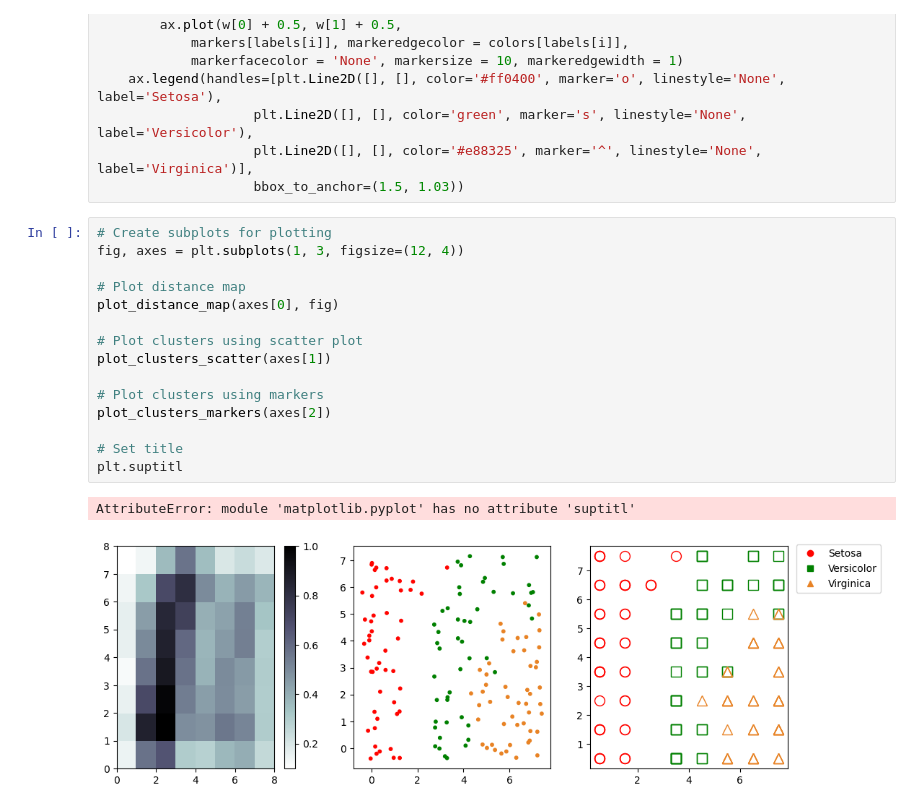
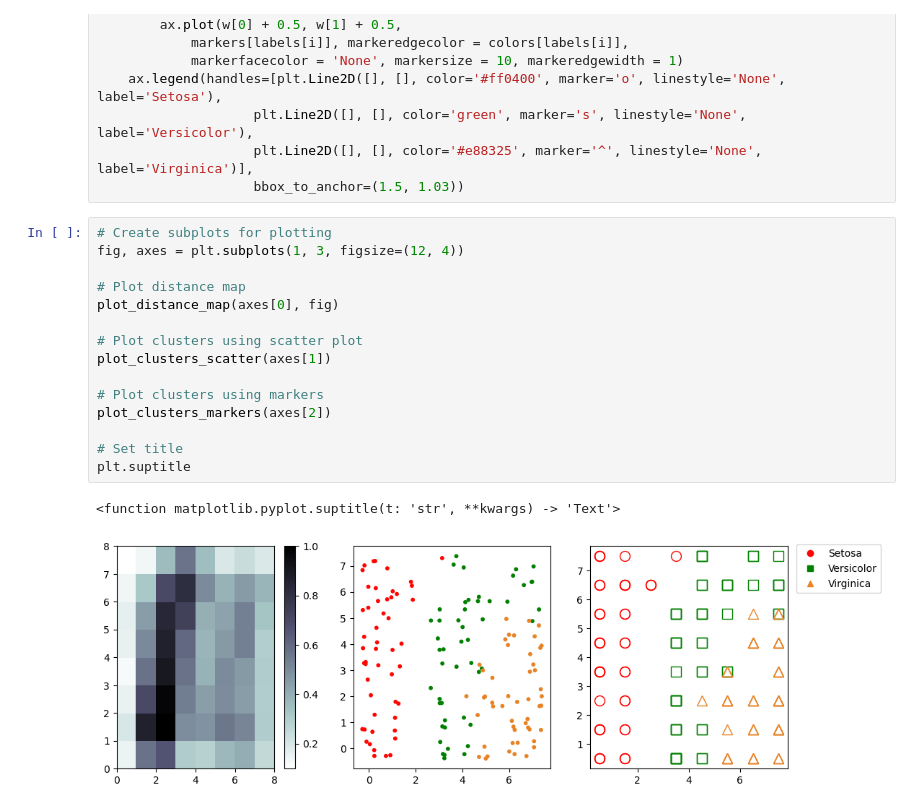
Before and after one commit to RHMTshaikh/sem-2, a Jupyter notebook: ML/SOM/preeti.ipynb, the cells around one changed output. Saved outputs shown, nothing was run; the diff lists cells and outputs as text.

```diff
--- a/ML/SOM/preeti.ipynb
+++ b/ML/SOM/preeti.ipynb
@@ -128,19 +128,19 @@ def plot_clusters_markers(ax):
 # %%
 # Create subplots for plotting
 fig, axes = plt.subplots(1, 3, figsize=(12, 4))
 
 # Plot distance map
 plot_distance_map(axes[0], fig)
 
 # Plot clusters using scatter plot
 plot_clusters_scatter(axes[1])
 
 # Plot clusters using markers
 plot_clusters_markers(axes[2])
 
 # Set title
-plt.suptitl
+plt.suptitle
 # %% [output]
-AttributeError: module 'matplotlib.pyplot' has no attribute 'suptitl'
+<function matplotlib.pyplot.suptitle(t: 'str', **kwargs) -> 'Text'>
-[figure, old version]
+[figure, new version]
 # %%
```
Also changed, not shown: parts of 1 cell of this notebook, 1 other file.
